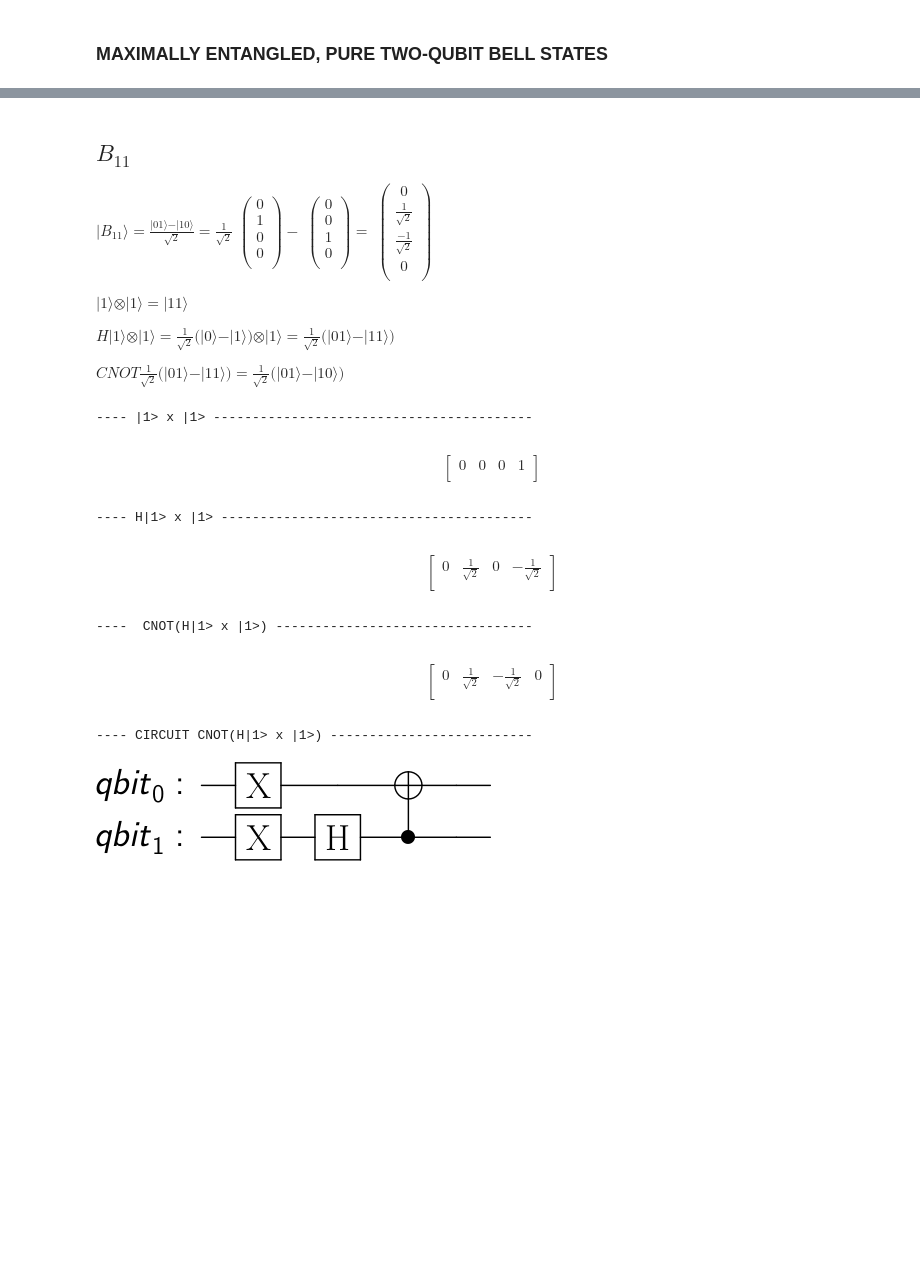
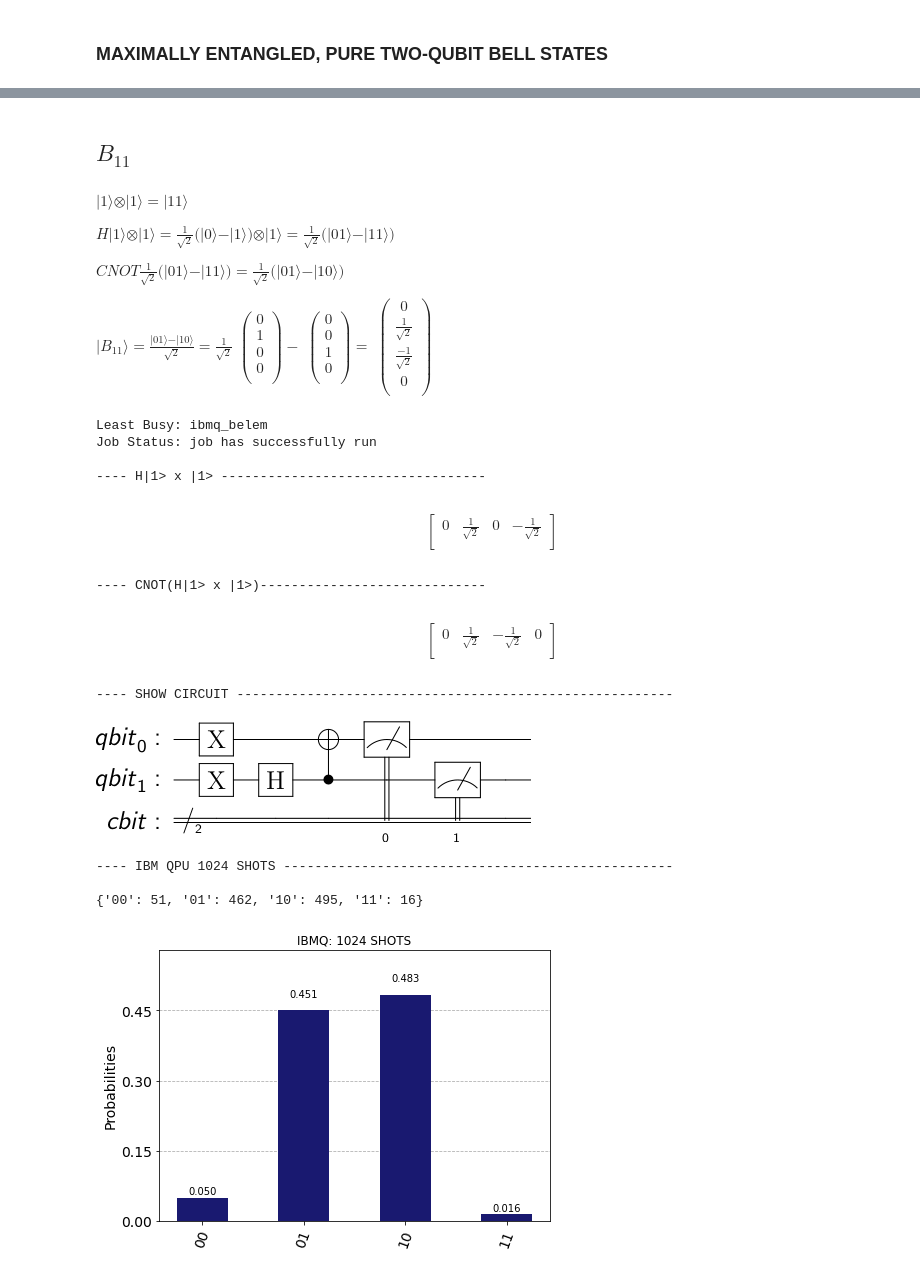
Before and after one commit to katarzynamay/Entanglement-and-Teleportation, a Jupyter notebook: Bells.ipynb, the cells around one changed output, grey strips where cells are left out. Drawn from its saved outputs; the diff is of its cells as text; code cells hidden in the pictures; blank space fills up the shorter version.

```diff
--- a/Bells.ipynb
+++ b/Bells.ipynb
@@ -320,5 +338,13 @@ $$
+# %% [markdown]
+## $ B_{11} $
 # %% [markdown]
-## $ B_{11} $
+
+$ \vert 1 \rangle  \otimes \vert 1 \rangle = \vert 1 1 \rangle$
+
+$ H \vert 1 \rangle  \otimes \vert 1 \rangle = \frac{1}{\sqrt{2}} \big( \vert 0 \rangle - \vert 1 \rangle \big) \otimes \vert 1 \rangle = \frac{1}{\sqrt{2}} \big( \vert 0 1 \rangle - \vert 1 1\rangle \big) $
+
+$ CNOT \frac{1}{\sqrt{2}} \big( \vert 0 1 \rangle - \vert 1 1\rangle \big) =  \frac{1}{\sqrt{2}} \big( \vert 0 1 \rangle - \vert 1 0\rangle \big) $
+
 
 $ \vert B_{11} \rangle = \frac{\vert 0 1 \rangle - \vert 1 0 \rangle}{\sqrt{2}} =  \frac{1}{\sqrt{2}} $
 $
@@ -345,61 +371,32 @@ $
 0 \\
 \end{pmatrix}
 $
-
-$ \vert 1 \rangle  \otimes \vert 1 \rangle = \vert 1 1 \rangle$
-
-$ H \vert 1 \rangle  \otimes \vert 1 \rangle = \frac{1}{\sqrt{2}} \big( \vert 0 \rangle - \vert 1 \rangle \big) \otimes \vert 1 \rangle = \frac{1}{\sqrt{2}} \big( \vert 0 1 \rangle - \vert 1 1\rangle \big) $
-
-$ CNOT \frac{1}{\sqrt{2}} \big( \vert 0 1 \rangle - \vert 1 1\rangle \big) =  \frac{1}{\sqrt{2}} \big( \vert 0 1 \rangle - \vert 1 0\rangle \big) $
 # %%
-qr = QuantumRegister(2, "qbit")
-qc = QuantumCircuit(qr)
+settings = "11"
 
-#NOT/Pauli X Gate
-qc.x(qr[1])
-qc.x(qr[0])
+qc, qr, cr, state1, state2  = generating_epr_pair(settings)
+results_qpu = measurement(qc, qr, cr)
 
-state0 = Statevector(qc)
-
-#Hadamard Gate
-qc.h(qr[1])
-
-state1 = Statevector(qc)
-
-#CNOT Gate
-qc.cx(qr[1],qr[0])
-
-state2 = Statevector(qc)
-
-print("\n---- |1> x |1> -----------------------------------------\n")
-display(state0.draw('latex'))
-
-print("\n---- H|1> x |1> ----------------------------------------\n")
-display(state1.draw('latex'))
-
-print("\n----  CNOT(H|1> x |1>) ---------------------------------\n")
-display(state2.draw('latex'))
-
-print("\n---- CIRCUIT CNOT(H|1> x |1>) --------------------------\n")
-display(qc.draw("latex"))
+output(qc, state1, state2, results_qpu)
 # %% [output]
----- |1> x |1> -----------------------------------------
+Least Busy: ibmq_belem
+Job Status: job has successfully run
+
+---- H|1> x |1> ----------------------------------
 $$
 \begin{bmatrix}
-0 & 0 & 0 & 1  \\
+0 & \tfrac{1}{\sqrt{2}} & 0 & -\tfrac{1}{\sqrt{2}}  \\
  \end{bmatrix}
 $$
----- H|1> x |1> ----------------------------------------
+---- CNOT(H|1> x |1>)-----------------------------
 $$
 \begin{bmatrix}
-0 & \tfrac{1}{\sqrt{2}} & 0 & -\tfrac{1}{\sqrt{2}}  \\
+0 & \tfrac{1}{\sqrt{2}} & -\tfrac{1}{\sqrt{2}} & 0  \\
  \end{bmatrix}
 $$
-----  CNOT(H|1> x |1>) ---------------------------------
+---- SHOW CIRCUIT --------------------------------------------------------
-$$
-\begin{bmatrix}
-0 & \tfrac{1}{\sqrt{2}} & -\tfrac{1}{\sqrt{2}} & 0  \\
- \end{bmatrix}
-$$
+[figure, new version]
----- CIRCUIT CNOT(H|1> x |1>) --------------------------
+---- IBM QPU 1024 SHOTS --------------------------------------------------
+
+{'00': 51, '01': 462, '10': 495, '11': 16}
-[figure, old version]
+[figure, added]
```
Also changed, not shown: parts of 17 cells of this notebook.
